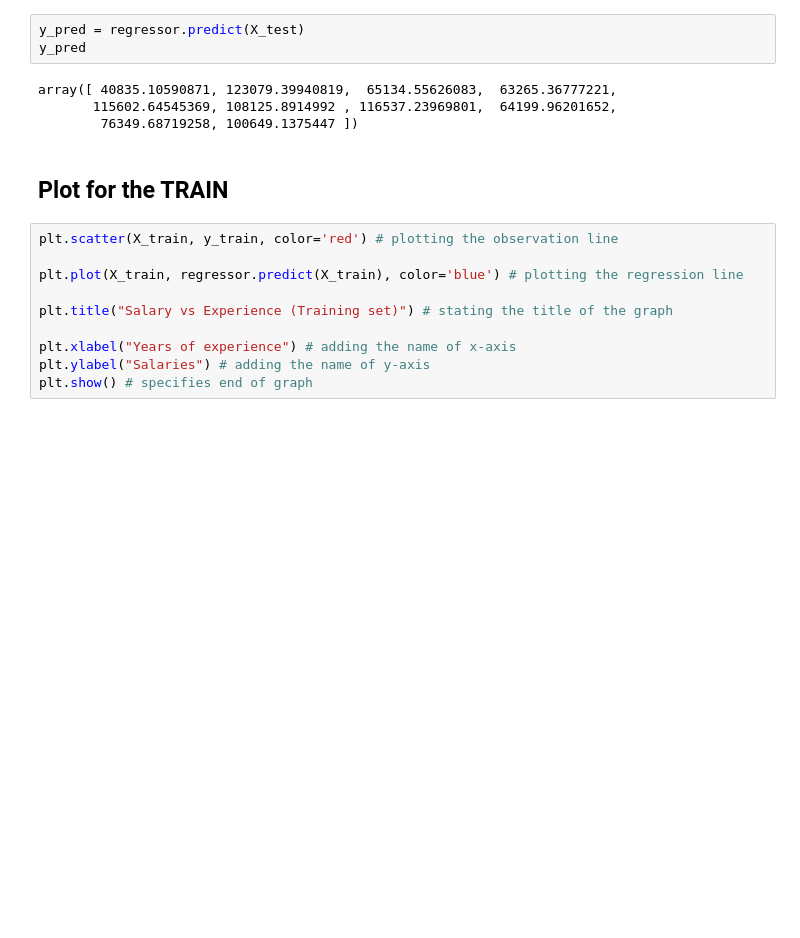
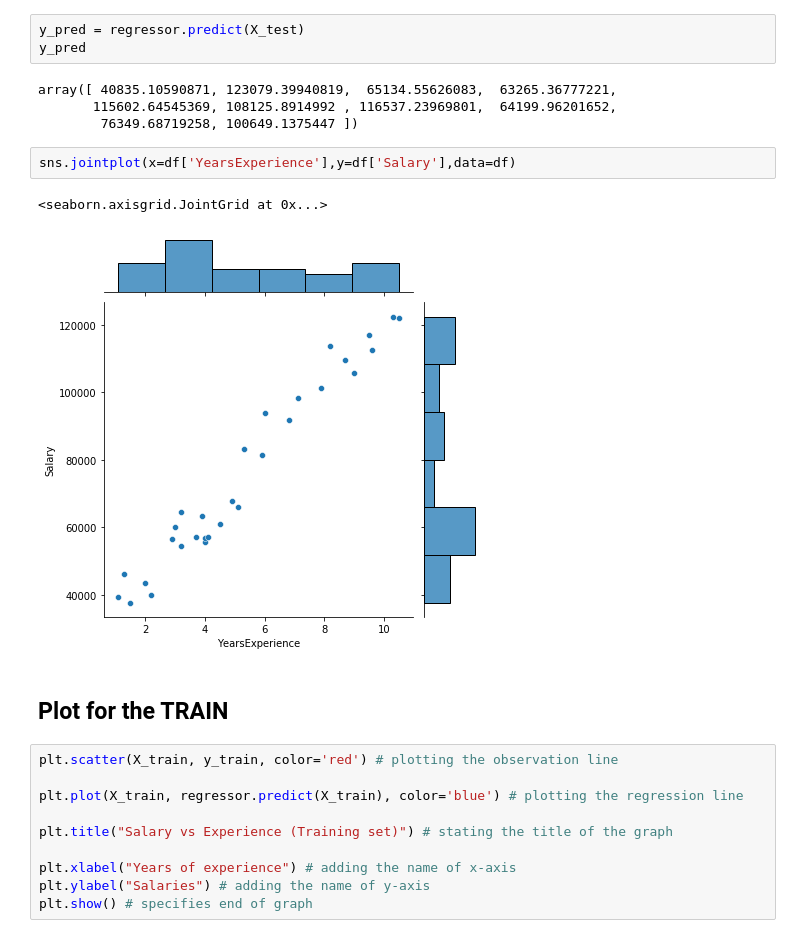
Before and after one commit to quentin-pierson/aiProject, a Jupyter notebook: linearRegression.ipynb, the cells around one changed output. Drawn from its saved outputs; the diff is of its cells as text; blank space fills up the shorter version.

```diff
--- a/linearRegression.ipynb
+++ b/linearRegression.ipynb
@@ -68,6 +70,11 @@ y_pred
 array([ 40835.10590871, 123079.39940819,  65134.55626083,  63265.36777221,
        115602.64545369, 108125.8914992 , 116537.23969801,  64199.96201652,
         76349.68719258, 100649.1375447 ])
+# %%
+sns.jointplot(x=df['YearsExperience'],y=df['Salary'],data=df)
+# %% [output]
+<seaborn.axisgrid.JointGrid at 0x...>
+[figure, added]
 # %% [markdown]
 ## Plot for the TRAIN
 # %%
```
Also changed, not shown: parts of 1 cell of this notebook, 4 other files.
